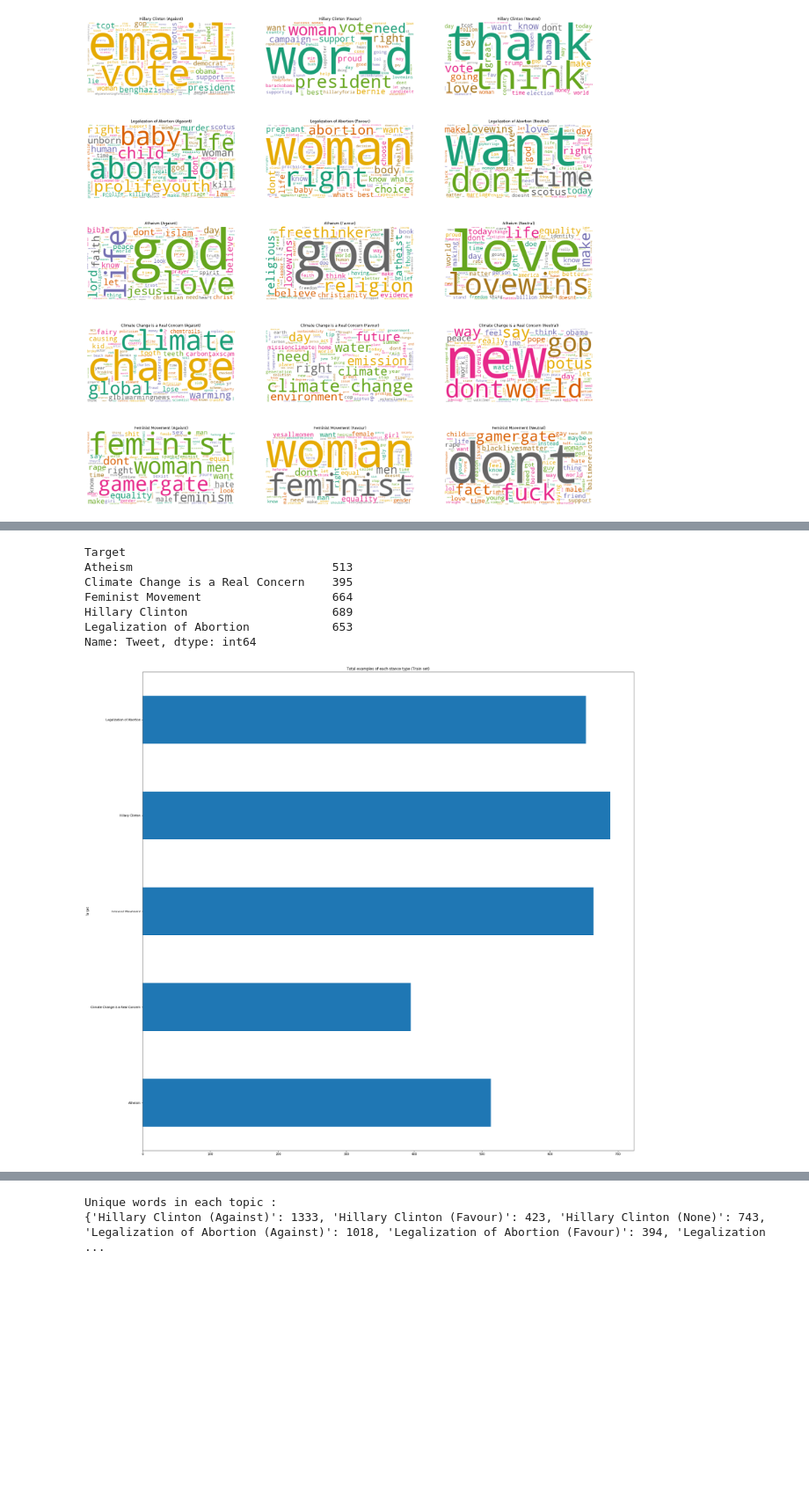
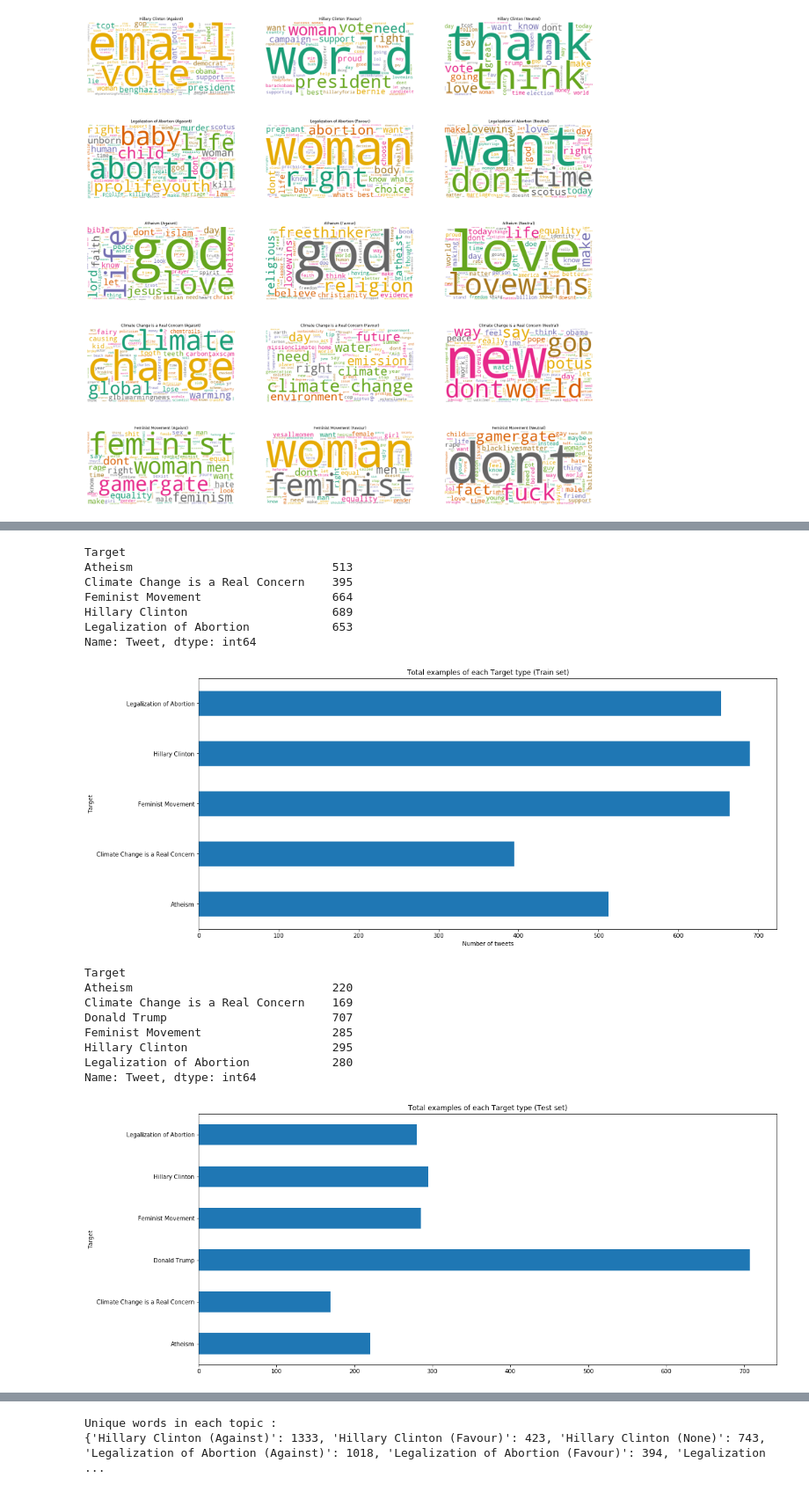
Before and after one commit to HaiderSS/Stance-Classification-in-Tweets, a Jupyter notebook: Text preprocessing and Visualisation.ipynb, the cells around one changed output, grey strips where cells are left out. Shown at 88% size. Saved outputs shown, nothing was run; the diff lists cells and outputs as text; code cells hidden in the pictures; blank space fills up the shorter version.

```diff
--- a/Text preprocessing and Visualisation.ipynb
+++ b/Text preprocessing and Visualisation.ipynb
@@ -257,11 +277,13 @@ Counter(commonWords).most_common()
 add_stop_words = ['semst', 'hillaryclinton', 'hillary', 'clinton', 'rt', 'just', 'im', 'people','like']
 stop_words = text.ENGLISH_STOP_WORDS.union(add_stop_words)
 trainData.Tweet = trainData.Tweet.apply(remove_stopwords)
+testData.Tweet = testData.Tweet.apply(remove_stopwords)
 # %%
 # Lemarization
 
 lemmatizer = WordNetLemmatizer()
 trainData.Tweet = trainData.Tweet.apply(lematization)
+testData.Tweet = testData.Tweet.apply(lematization)
 # %% [markdown]
 ### Visualisation Part
 # %%
@@ -333,13 +357,28 @@ Name: Target, dtype: int64
+# %%
+print(trainData.groupby('Target')['Tweet'].count())
+ax = trainData.groupby('Target')['Tweet'].count().plot(kind='barh', title ="Total examples of each Target type (Train set)", figsize=(18, 8))
+ax.set_xlabel("Number of tweets", fontsize=10)
+plt.show()
+# %% [output]
+Target
+Atheism                             513
+Climate Change is a Real Concern    395
+Feminist Movement                   664
+Hillary Clinton                     689
+Legalization of Abortion            653
+Name: Tweet, dtype: int64
+[figure, added]
 # %%
-print(trainData.groupby('Target')['Tweet'].count())
-trainData.groupby('Target')['Tweet'].count().plot(kind='barh', title ="Total examples of each stance type (Train set)")
+print(testData.groupby('Target')['Tweet'].count())
+testData.groupby('Target')['Tweet'].count().plot(kind='barh', title ="Total examples of each Target type (Test set)", figsize=(18, 8), )
 plt.show()
 # %% [output]
 Target
-Atheism                             513
-Climate Change is a Real Concern    395
-Feminist Movement                   664
-Hillary Clinton                     689
-Legalization of Abortion            653
+Atheism                             220
+Climate Change is a Real Concern    169
+Donald Trump                        707
+Feminist Movement                   285
+Hillary Clinton                     295
+Legalization of Abortion            280
 Name: Tweet, dtype: int64
-[figure, old version]
+[figure, new version]
```
Also changed, not shown: parts of 23 cells of this notebook, 3 other files.
